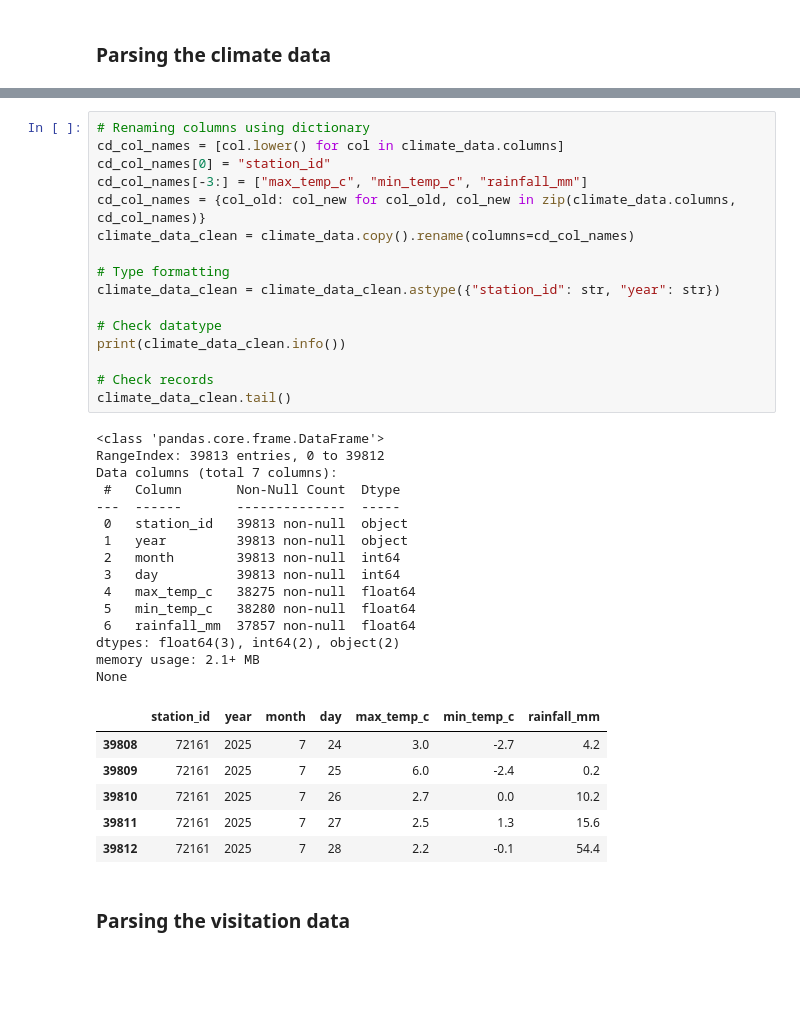
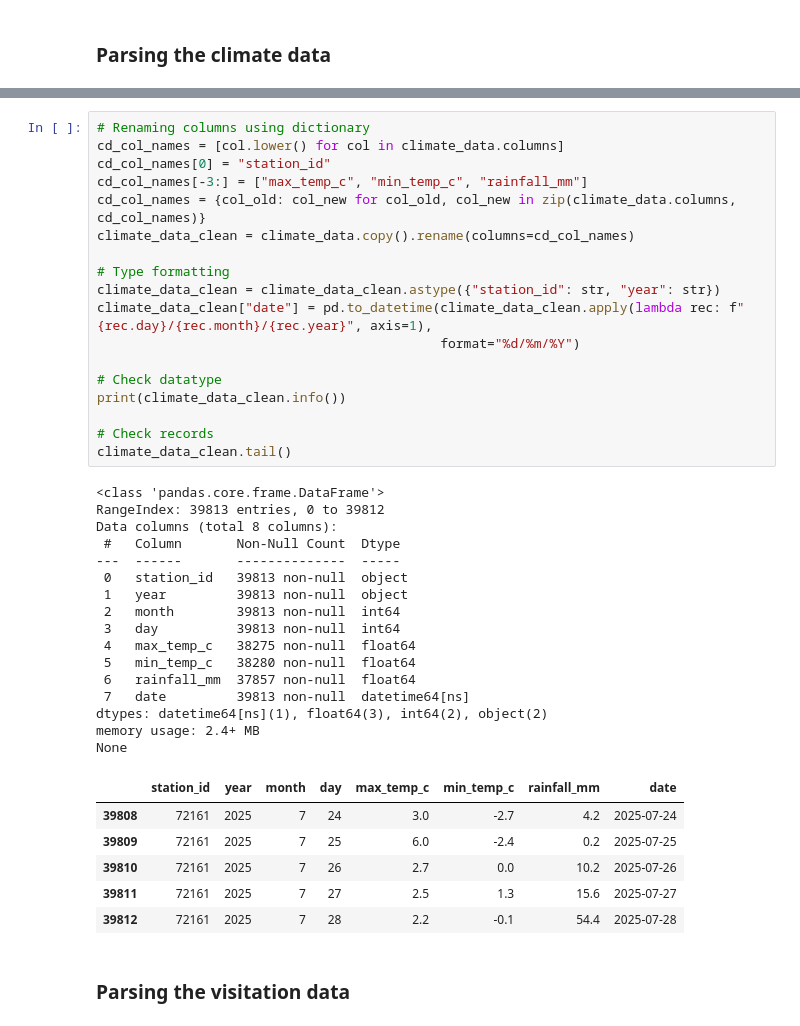
Before and after one commit to bsri0004/R2B2, a Jupyter notebook: src/data_parsing.ipynb, the cells around one changed output, grey strips where cells are left out. Drawn from its saved outputs; the diff is of its cells as text; blank space fills up the shorter version.

```diff
--- a/src/data_parsing.ipynb
+++ b/src/data_parsing.ipynb
@@ -92,41 +92,44 @@ climate_data.tail()
 # %%
 # Renaming columns using dictionary
 cd_col_names = [col.lower() for col in climate_data.columns]
 cd_col_names[0] = "station_id"
 cd_col_names[-3:] = ["max_temp_c", "min_temp_c", "rainfall_mm"]
 cd_col_names = {col_old: col_new for col_old, col_new in zip(climate_data.columns, cd_col_names)}
 climate_data_clean = climate_data.copy().rename(columns=cd_col_names)
 
 # Type formatting
 climate_data_clean = climate_data_clean.astype({"station_id": str, "year": str})
+climate_data_clean["date"] = pd.to_datetime(climate_data_clean.apply(lambda rec: f"{rec.day}/{rec.month}/{rec.year}", axis=1),
+                                            format="%d/%m/%Y")
 
 # Check datatype
 print(climate_data_clean.info())
 
 # Check records
 climate_data_clean.tail()
 # %% [output]
 <class 'pandas.core.frame.DataFrame'>
 RangeIndex: 39813 entries, 0 to 39812
-Data columns (total 7 columns):
+Data columns (total 8 columns):
  #   Column       Non-Null Count  Dtype
 ---  ------       --------------  -----
  0   station_id   39813 non-null  object
  1   year         39813 non-null  object
  2   month        39813 non-null  int64
  3   day          39813 non-null  int64
  4   max_temp_c   38275 non-null  float64
  5   min_temp_c   38280 non-null  float64
  6   rainfall_mm  37857 non-null  float64
-dtypes: float64(3), int64(2), object(2)
-memory usage: 2.1+ MB
+ 7   date         39813 non-null  datetime64[ns]
+dtypes: datetime64[ns](1), float64(3), int64(2), object(2)
+memory usage: 2.4+ MB
 None
-|  | station_id | year | month | day | max_temp_c | min_temp_c | rainfall_mm |
-| 39808 | 72161 | 2025 | 7 | 24 | 3.0 | -2.7 | 4.2 |
-| 39809 | 72161 | 2025 | 7 | 25 | 6.0 | -2.4 | 0.2 |
-| 39810 | 72161 | 2025 | 7 | 26 | 2.7 | 0.0 | 10.2 |
-| 39811 | 72161 | 2025 | 7 | 27 | 2.5 | 1.3 | 15.6 |
-| 39812 | 72161 | 2025 | 7 | 28 | 2.2 | -0.1 | 54.4 |
+|  | station_id | year | month | day | max_temp_c | min_temp_c | rainfall_mm | date |
+| 39808 | 72161 | 2025 | 7 | 24 | 3.0 | -2.7 | 4.2 | 2025-07-24 |
+| 39809 | 72161 | 2025 | 7 | 25 | 6.0 | -2.4 | 0.2 | 2025-07-25 |
+| 39810 | 72161 | 2025 | 7 | 26 | 2.7 | 0.0 | 10.2 | 2025-07-26 |
+| 39811 | 72161 | 2025 | 7 | 27 | 2.5 | 1.3 | 15.6 | 2025-07-27 |
+| 39812 | 72161 | 2025 | 7 | 28 | 2.2 | -0.1 | 54.4 | 2025-07-28 |
 # %% [markdown]
 ### Parsing the visitation data
 # %%
```
Also changed, not shown: parts of 8 cells of this notebook, 4 other files.
